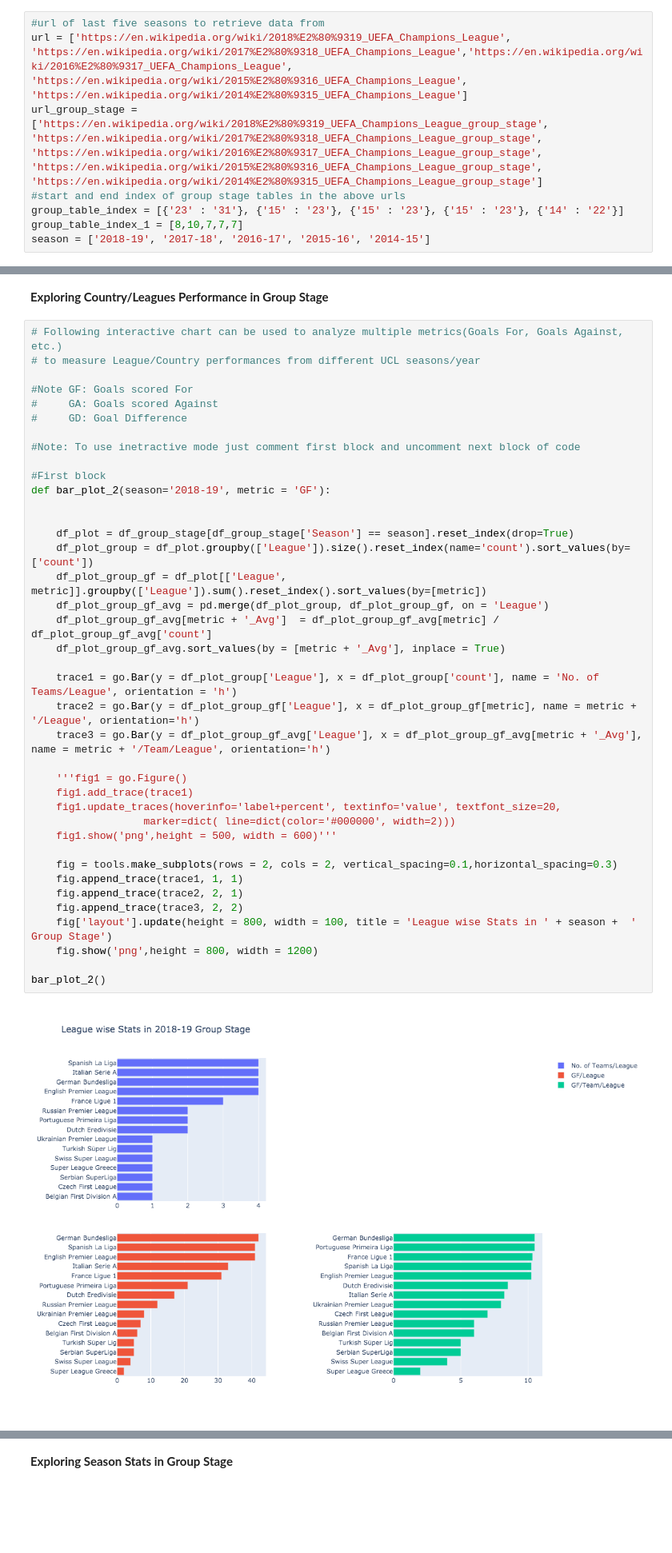
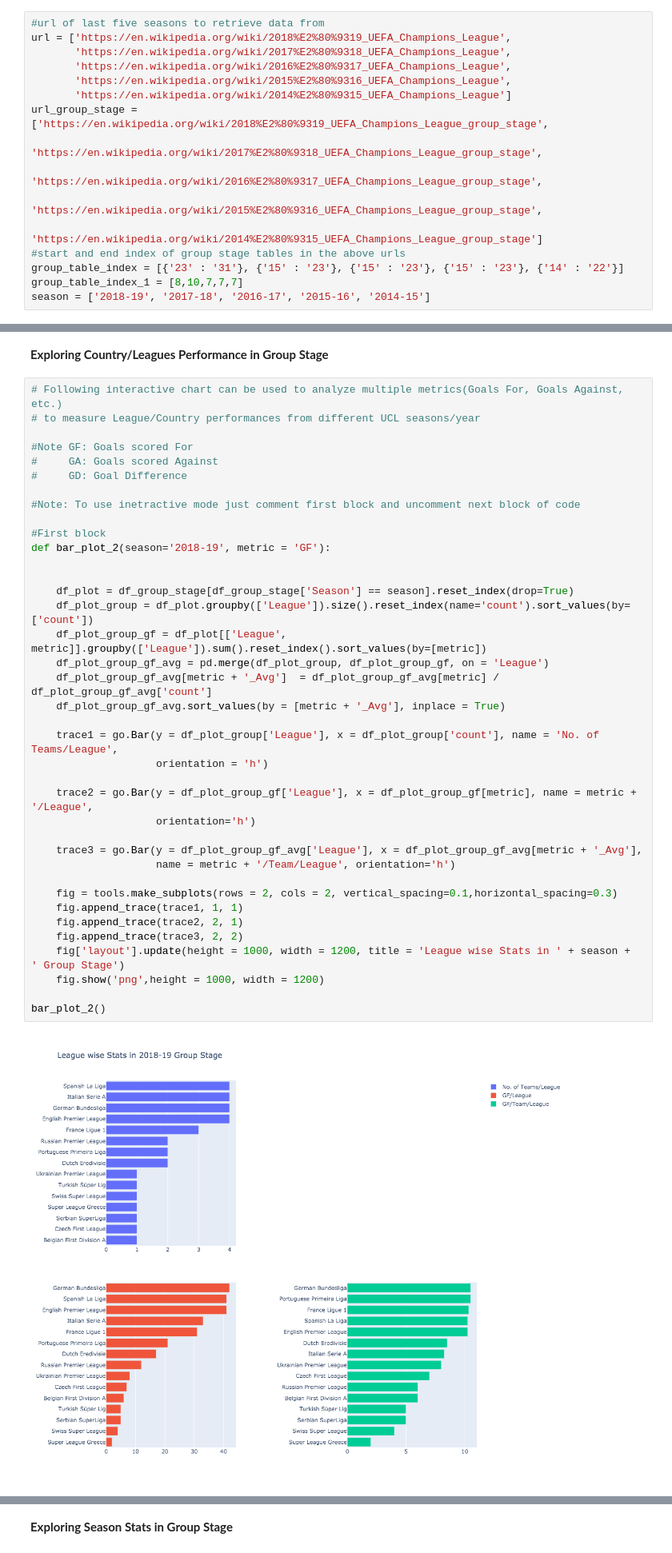
Before and after one commit to sgoyanka10/EDA-UEFA-Champions-League, a Jupyter notebook: EDA_UCL_Football-Soccer.ipynb, the cells around one changed output, grey strips where cells are left out. Shown at 80% size. Cells and saved outputs as stored; diff of their text form; blank space fills up the shorter version.

```diff
--- a/EDA_UCL_Football-Soccer.ipynb
+++ b/EDA_UCL_Football-Soccer.ipynb
@@ -34,8 +34,16 @@ or from the matplotlib source distribution
 **Defining the UEFA Champions League season info**
 # %%
 #url of last five seasons to retrieve data from
-url = ['https://en.wikipedia.org/wiki/2018%E2%80%9319_UEFA_Champions_League', 'https://en.wikipedia.org/wiki/2017%E2%80%9318_UEFA_Champions_League','https://en.wikipedia.org/wiki/2016%E2%80%9317_UEFA_Champions_League', 'https://en.wikipedia.org/wiki/2015%E2%80%9316_UEFA_Champions_League', 'https://en.wikipedia.org/wiki/2014%E2%80%9315_UEFA_Champions_League']
-url_group_stage = ['https://en.wikipedia.org/wiki/2018%E2%80%9319_UEFA_Champions_League_group_stage', 'https://en.wikipedia.org/wiki/2017%E2%80%9318_UEFA_Champions_League_group_stage', 'https://en.wikipedia.org/wiki/2016%E2%80%9317_UEFA_Champions_League_group_stage', 'https://en.wikipedia.org/wiki/2015%E2%80%9316_UEFA_Champions_League_group_stage', 'https://en.wikipedia.org/wiki/2014%E2%80%9315_UEFA_Champions_League_group_stage']
+url = ['https://en.wikipedia.org/wiki/2018%E2%80%9319_UEFA_Champions_League',
+       'https://en.wikipedia.org/wiki/2017%E2%80%9318_UEFA_Champions_League',
+       'https://en.wikipedia.org/wiki/2016%E2%80%9317_UEFA_Champions_League',
+       'https://en.wikipedia.org/wiki/2015%E2%80%9316_UEFA_Champions_League',
+       'https://en.wikipedia.org/wiki/2014%E2%80%9315_UEFA_Champions_League']
+url_group_stage = ['https://en.wikipedia.org/wiki/2018%E2%80%9319_UEFA_Champions_League_group_stage',
+                   'https://en.wikipedia.org/wiki/2017%E2%80%9318_UEFA_Champions_League_group_stage',
+                   'https://en.wikipedia.org/wiki/2016%E2%80%9317_UEFA_Champions_League_group_stage',
+                   'https://en.wikipedia.org/wiki/2015%E2%80%9316_UEFA_Champions_League_group_stage',
+                   'https://en.wikipedia.org/wiki/2014%E2%80%9315_UEFA_Champions_League_group_stage']
 #start and end index of group stage tables in the above urls
 group_table_index = [{'23' : '31'}, {'15' : '23'}, {'15' : '23'}, {'15' : '23'}, {'14' : '22'}]
 group_table_index_1 = [8,10,7,7,7]
@@ -381,44 +426,43 @@ def bar_plot_1(season=season, performance = ['Overall', 'Home', 'Away'], top = [
 # %%
 # Following interactive chart can be used to analyze multiple metrics(Goals For, Goals Against, etc.)
 # to measure League/Country performances from different UCL seasons/year
 
 #Note GF: Goals scored For
 #     GA: Goals scored Against
 #     GD: Goal Difference
 
 #Note: To use inetractive mode just comment first block and uncomment next block of code
 
 #First block
 def bar_plot_2(season='2018-19', metric = 'GF'):
 
 
     df_plot = df_group_stage[df_group_stage['Season'] == season].reset_index(drop=True)
     df_plot_group = df_plot.groupby(['League']).size().reset_index(name='count').sort_values(by=['count'])
     df_plot_group_gf = df_plot[['League', metric]].groupby(['League']).sum().reset_index().sort_values(by=[metric])
     df_plot_group_gf_avg = pd.merge(df_plot_group, df_plot_group_gf, on = 'League')
     df_plot_group_gf_avg[metric + '_Avg']  = df_plot_group_gf_avg[metric] / df_plot_group_gf_avg['count']
     df_plot_group_gf_avg.sort_values(by = [metric + '_Avg'], inplace = True)
 
-    trace1 = go.Bar(y = df_plot_group['League'], x = df_plot_group['count'], name = 'No. of Teams/League', orientation = 'h')
-    trace2 = go.Bar(y = df_plot_group_gf['League'], x = df_plot_group_gf[metric], name = metric + '/League', orientation='h')
-    trace3 = go.Bar(y = df_plot_group_gf_avg['League'], x = df_plot_group_gf_avg[metric + '_Avg'], name = metric + '/Team/League', orientation='h')
+    trace1 = go.Bar(y = df_plot_group['League'], x = df_plot_group['count'], name = 'No. of Teams/League',
+                    orientation = 'h')
 
-    '''fig1 = go.Figure()
-    fig1.add_trace(trace1)
-    fig1.update_traces(hoverinfo='label+percent', textinfo='value', textfont_size=20,
-                  marker=dict( line=dict(color='#000000', width=2)))
-    fig1.show('png',height = 500, width = 600)'''
+    trace2 = go.Bar(y = df_plot_group_gf['League'], x = df_plot_group_gf[metric], name = metric + '/League',
+                    orientation='h')
+
+    trace3 = go.Bar(y = df_plot_group_gf_avg['League'], x = df_plot_group_gf_avg[metric + '_Avg'],
+                    name = metric + '/Team/League', orientation='h')
 
     fig = tools.make_subplots(rows = 2, cols = 2, vertical_spacing=0.1,horizontal_spacing=0.3)
     fig.append_trace(trace1, 1, 1)
     fig.append_trace(trace2, 2, 1)
     fig.append_trace(trace3, 2, 2)
-    fig['layout'].update(height = 800, width = 100, title = 'League wise Stats in ' + season +  ' Group Stage')
-    fig.show('png',height = 800, width = 1200)
+    fig['layout'].update(height = 1000, width = 1200, title = 'League wise Stats in ' + season +  ' Group Stage')
+    fig.show('png',height = 1000, width = 1200)
 
 bar_plot_2()
 # %% [output]
-[figure, old version]
+[figure, new version]
 # %%
 #Second Block
 '''@interact
```
Also changed, not shown: parts of 8 cells of this notebook, 1 other file.
